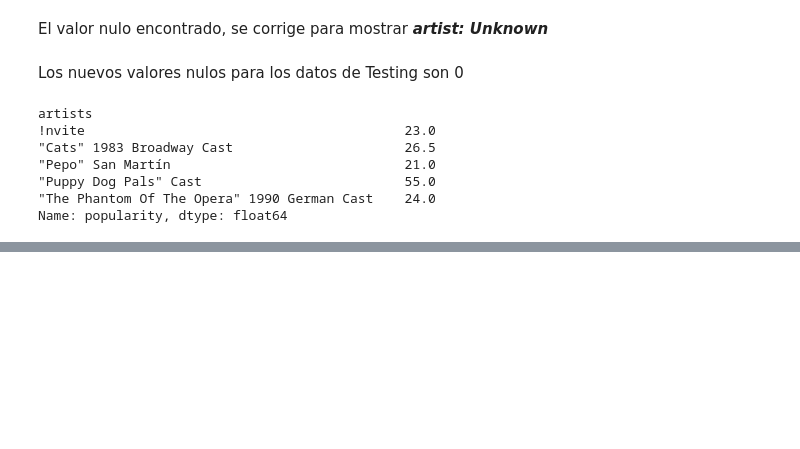
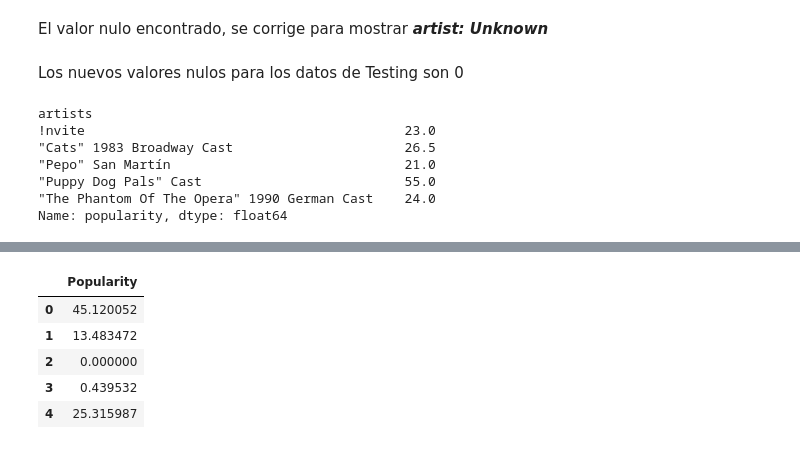
Before and after one commit to JohanManjarresMIAD/JohanManjarresMIAD-JohanManjarresMIAD-MIAD_ML_NLP_2026-Grupo_26, a Jupyter notebook: Semana 3/S3P1_proyecto1.ipynb, the cells around one changed output, grey strips where cells are left out. Cells and saved outputs as stored; diff of their text form; code cells hidden in the pictures; blank space fills up the shorter version.

```diff
--- a/Semana 3/S3P1_proyecto1.ipynb
+++ b/Semana 3/S3P1_proyecto1.ipynb
@@ -367,0 +370,12 @@ Se obtiene que el modelo resultante cuenta con un RMSE de 15.0516, un MAE de 10.
+# %%
+y_pred_test = clf_random5_2.predict(data_Testing_filtrado)
+y_pred_test_final = pd.DataFrame(y_pred_test, index=data_Testing_filtrado.index, columns=['Popularity'])
+y_pred_test_final.to_csv('Random_Forest.csv', index_label='ID')
+y_pred_test_final.head()
+# %% [output]
+|  | Popularity |
+| 0 | 45.120052 |
+| 1 | 13.483472 |
+| 2 | 0.000000 |
+| 3 | 0.439532 |
+| 4 | 25.315987 |
```
Also changed, not shown: parts of 18 cells of this notebook, 1 other file.
